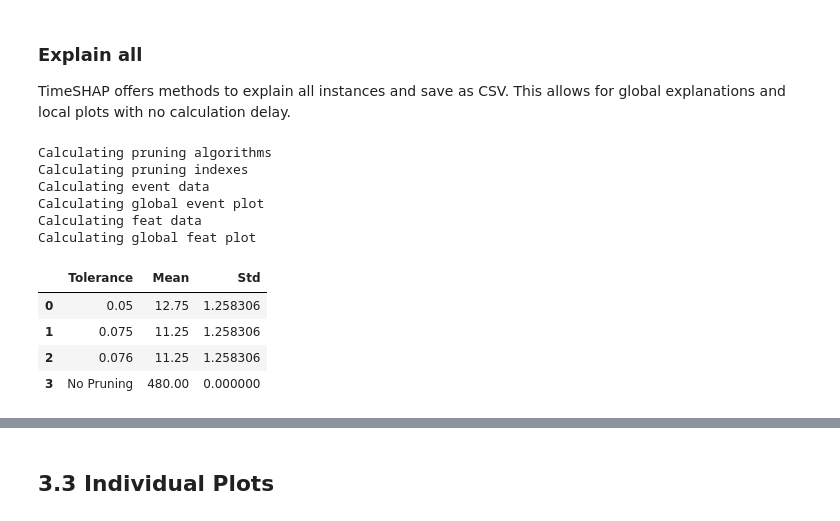
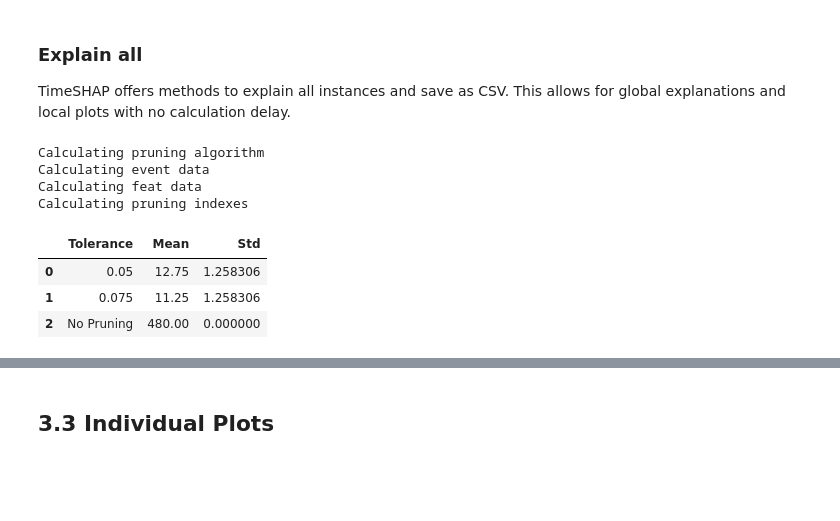
Before and after one commit to feedzai/timeshap, a Jupyter notebook: notebooks/AReM/AReM.ipynb, the cells around one changed output, grey strips where cells are left out. Cells and saved outputs as stored; diff of their text form; code cells hidden in the pictures; blank space fills up the shorter version.

```diff
--- a/notebooks/AReM/AReM.ipynb
+++ b/notebooks/AReM/AReM.ipynb
@@ -341,24 +338,22 @@ This allows for global explanations and local plots with no calculation delay.
 # %%
 from timeshap.explainer import global_report
 
 pos_dataset = d_test_normalized[d_test_normalized['label'] == 1]
-pruning_dict = {'tol': [0.05, 0.075, 0.076], 'path': 'outputs/prun_all.csv'}
+schema = schema = list(pos_dataset.columns)
+pruning_dict = {'tol': [0.05, 0.075], 'path': 'outputs/prun_all.csv'}
 event_dict = {'path': 'outputs/event_all.csv', 'rs': 42, 'nsamples': 32000}
 feature_dict = {'path': 'outputs/feature_all.csv', 'rs': 42, 'nsamples': 32000, 'feature_names': model_features, 'plot_features': plot_feats,}
-prun_stats, global_plot = global_report(f_hs, pos_dataset, pruning_dict, event_dict, feature_dict, sequence_id_feat, time_feat, model_features, baseline=average_event)
+prun_stats, global_plot = global_report(f_hs, pos_dataset, pruning_dict, event_dict, feature_dict, average_event, model_features, schema, sequence_id_feat, time_feat)
 prun_stats
 # %% [output]
-Calculating pruning algorithms
+Calculating pruning algorithm
+Calculating event data
+Calculating feat data
 Calculating pruning indexes
-Calculating event data
-Calculating global event plot
-Calculating feat data
-Calculating global feat plot
 |  | Tolerance | Mean | Std |
 | 0 | 0.05 | 12.75 | 1.258306 |
 | 1 | 0.075 | 11.25 | 1.258306 |
-| 2 | 0.076 | 11.25 | 1.258306 |
-| 3 | No Pruning | 480.00 | 0.000000 |
+| 2 | No Pruning | 480.00 | 0.000000 |
 # %%
 global_plot
 # %% [output]
```
Also changed, not shown: parts of 7 cells of this notebook, 26 other files.
